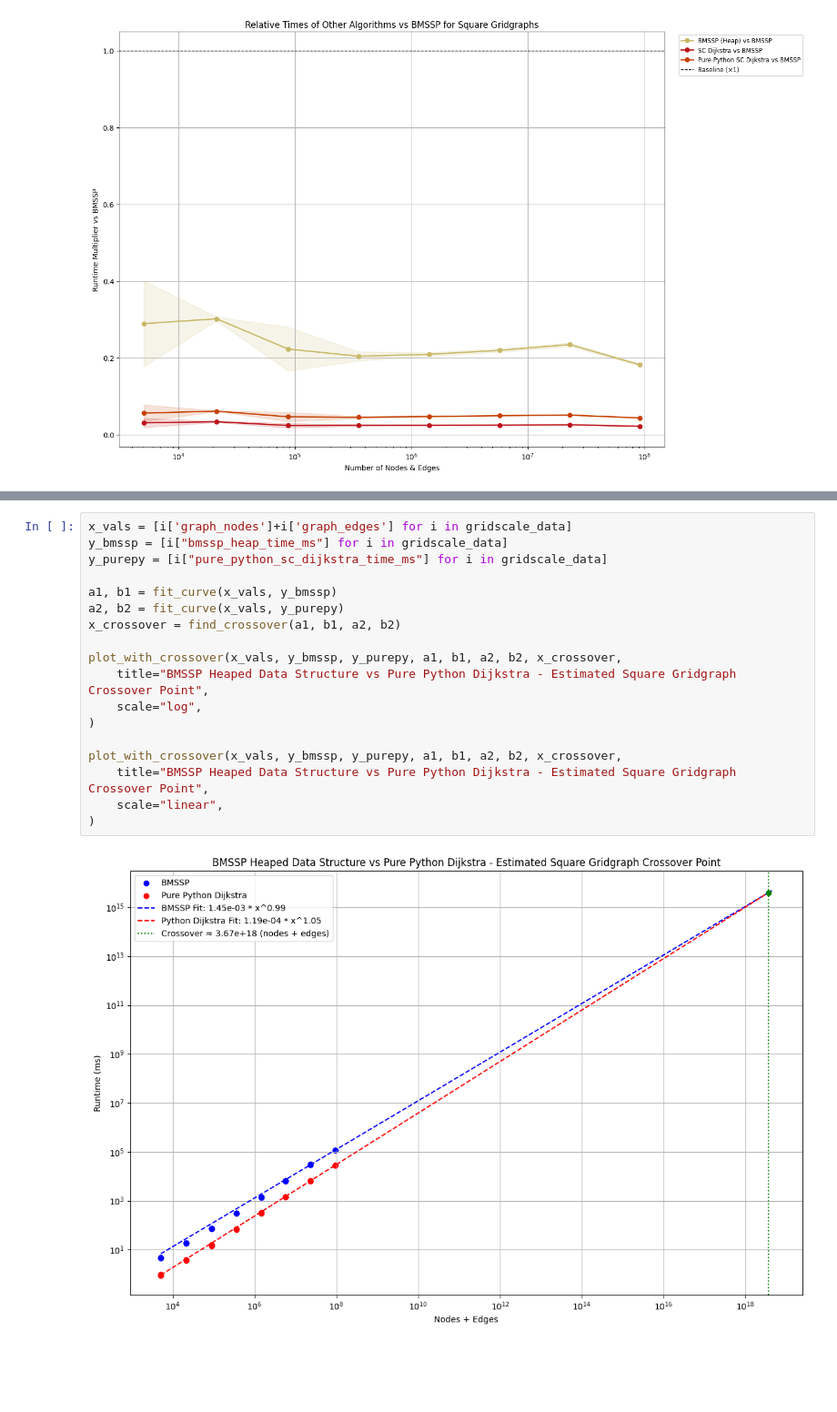
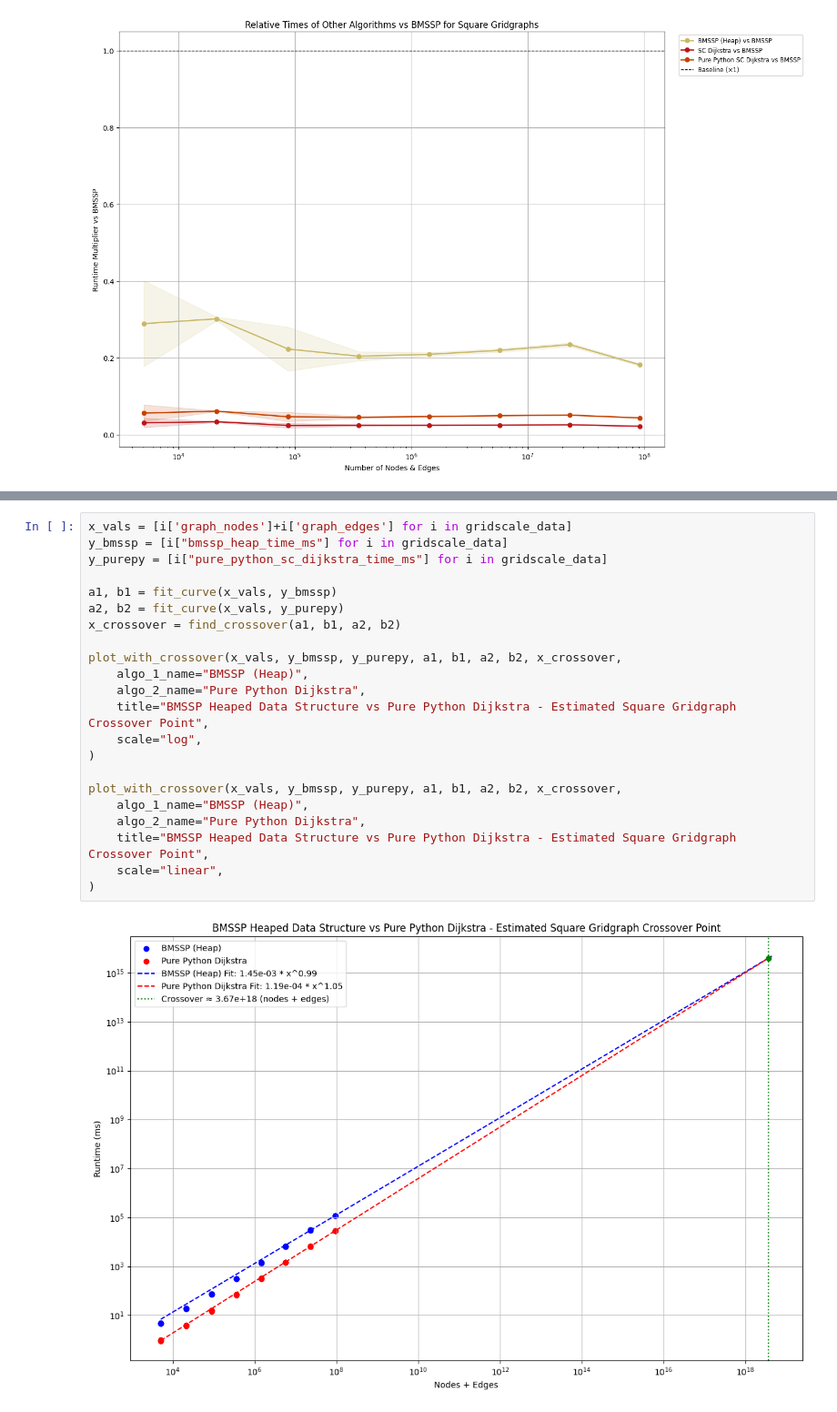
Before and after one commit to connor-makowski/bmsspy, a Jupyter notebook: benchmarking/charts.ipynb, the cells around one changed output, grey strips where cells are left out. Shown at 91% size. Cells and saved outputs as stored; diff of their text form; blank space fills up the shorter version.

```diff
--- a/benchmarking/charts.ipynb
+++ b/benchmarking/charts.ipynb
@@ -367,20 +369,24 @@ plot_with_crossover(x_vals, y_bmssp, y_purepy, a1, b1, a2, b2, x_crossover,
 # %%
 x_vals = [i['graph_nodes']+i['graph_edges'] for i in gridscale_data]
 y_bmssp = [i["bmssp_heap_time_ms"] for i in gridscale_data]
 y_purepy = [i["pure_python_sc_dijkstra_time_ms"] for i in gridscale_data]
 
 a1, b1 = fit_curve(x_vals, y_bmssp)
 a2, b2 = fit_curve(x_vals, y_purepy)
 x_crossover = find_crossover(a1, b1, a2, b2)
 
 plot_with_crossover(x_vals, y_bmssp, y_purepy, a1, b1, a2, b2, x_crossover,
+    algo_1_name="BMSSP (Heap)",
+    algo_2_name="Pure Python Dijkstra",
     title="BMSSP Heaped Data Structure vs Pure Python Dijkstra - Estimated Square Gridgraph Crossover Point",
     scale="log",
 )
 
 plot_with_crossover(x_vals, y_bmssp, y_purepy, a1, b1, a2, b2, x_crossover,
+    algo_1_name="BMSSP (Heap)",
+    algo_2_name="Pure Python Dijkstra",
     title="BMSSP Heaped Data Structure vs Pure Python Dijkstra - Estimated Square Gridgraph Crossover Point",
     scale="linear",
 )
 # %% [output]
-[figure, old version]
+[figure, new version]
```
Also changed, not shown: parts of 11 cells of this notebook, 4 other files.
